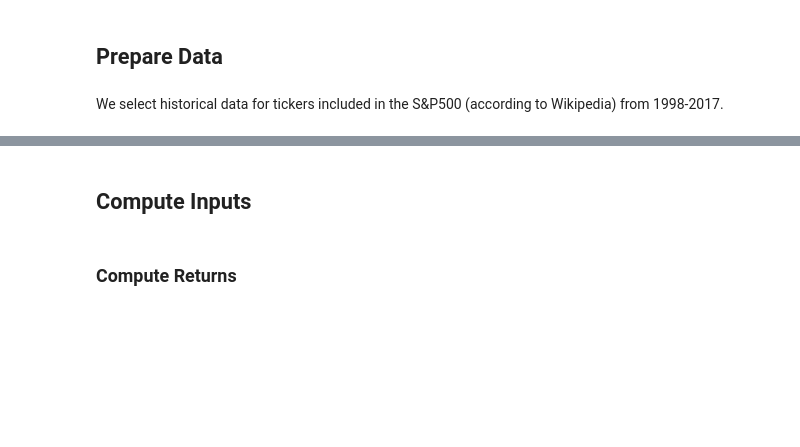
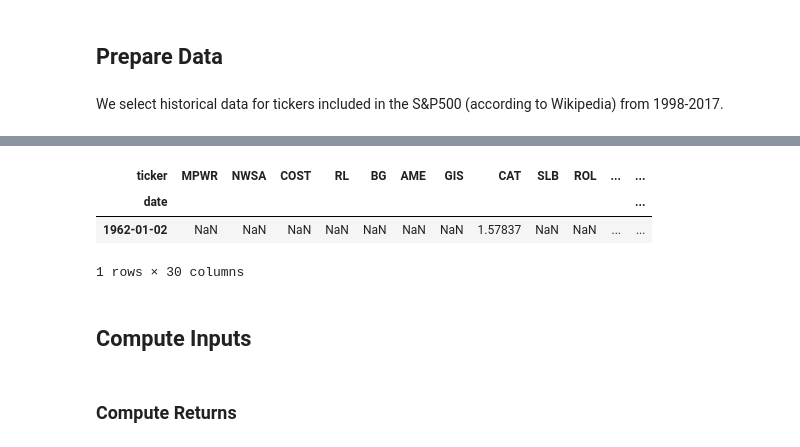
Before and after one commit to linuohn/Machine-Learning-for-Algorithmic-Trading-Second-Edition, a Jupyter notebook: 05_strategy_evaluation/04_mean_variance_optimization.ipynb, the cells around one changed output, grey strips where cells are left out. Saved outputs shown, nothing was run; the diff lists cells and outputs as text; code cells hidden in the pictures; blank space fills up the shorter version.

```diff
--- a/05_strategy_evaluation/04_mean_variance_optimization.ipynb
+++ b/05_strategy_evaluation/04_mean_variance_optimization.ipynb
@@ -60,10 +56,17 @@ sp500_stocks.head()
 # %%
 with pd.HDFStore('../data/assets.h5') as store:
     prices = (store['quandl/wiki/prices']
               .adj_close
               .unstack('ticker')
               .filter(sp500_stocks.index) # 没有指定axis，这是自动根据类型匹配了？  用filer而不是直接指定columns
-              .sample(n=30, axis=1))  #sample采样出指定的样本数；resample是按指定的频率分桶   14277*30
+              .sample(n=30, axis=1))  #抽样30只股票(结果可变)，实际应该怎么选？
+prices.head(1)
+#sample采样出指定的样本数；resample是按指定的频率分桶
+# %% [output]
+| ticker | MPWR | NWSA | COST | RL | BG | AME | GIS | CAT | SLB | ROL | ... | ... |
+| date |  |  |  |  |  |  |  |  |  |  |  | ... |
+| 1962-01-02 | NaN | NaN | NaN | NaN | NaN | NaN | NaN | 1.57837 | NaN | NaN | ... | ... |
+1 rows × 30 columns
 # %% [markdown]
 ## Compute Inputs
 # %% [markdown]
```
Also changed, not shown: parts of 27 cells of this notebook, 7 other files.
